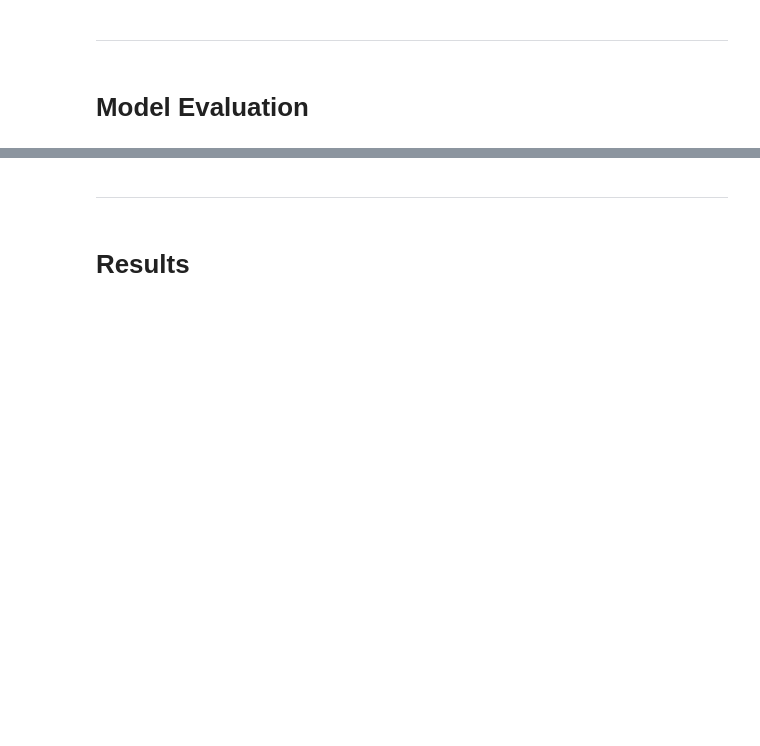
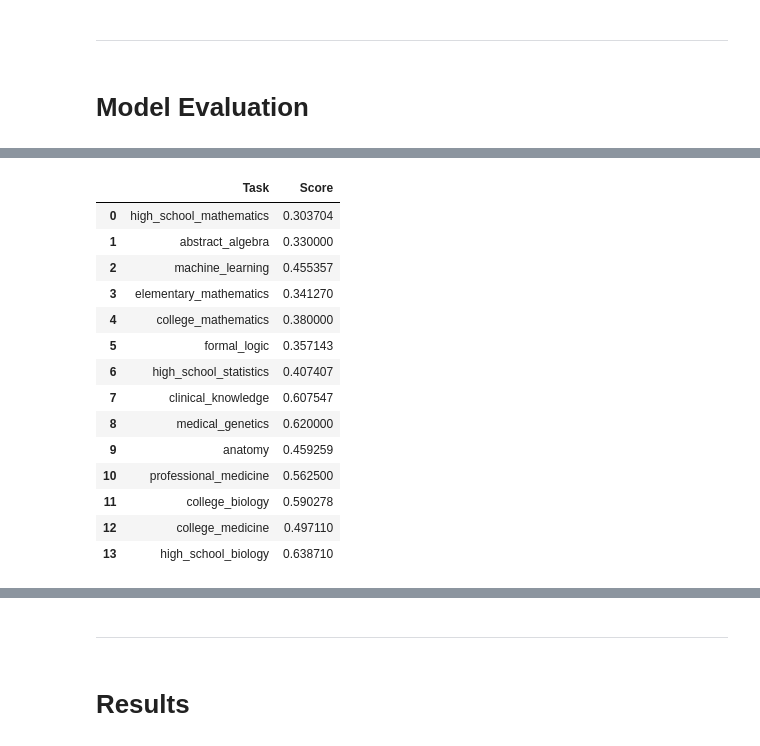
Before and after one commit to luca2618/DL-project-2024, a Jupyter notebook: DeepEval.ipynb, the cells around one changed output, grey strips where cells are left out. Saved outputs shown, nothing was run; the diff lists cells and outputs as text; code cells hidden in the pictures; blank space fills up the shorter version.

```diff
--- a/DeepEval.ipynb
+++ b/DeepEval.ipynb
@@ -417,7 +268,7 @@ tqa_tasks = [TruthfulQATask.SCIENCE]
 tqa_mode = TruthfulQAMode.MC1 # Use MC1 as a benchmark for pinpoint accuracy and MC2 for depth of understanding.
 
 # Define benchmark with specific tasks and shots
-instruct_benchmark = MMLU(
+all_benchmark = MMLU(
     tasks=mm_tasks_all,
     n_shots=n_shots
 )
@@ -519,0 +290,5 @@ Overall score for BioMistral 7B: 0.4801925212884117
+# %%
+benchmark = all_benchmark # Choose benchmark from the list above
+
+benchmark.evaluate(model=model_wrapped)
+results = benchmark.predictions
@@ -519,0 +311,45 @@ Overall score for BioMistral 7B: 0.4801925212884117
+# %%
+# print all results
+print(f'Scores for {model_wrapped.get_model_name()}:')
+
+math_rows = 0
+for task in mm_tasks_math:
+    math_rows += len(math_benchmark.load_benchmark_dataset(task))
+results_math = results.iloc[:math_rows]
+results_bio = results.iloc[math_rows:]
+
+math_mean_score = results_math['Correct'].mean()
+bio_mean_score = results_bio['Correct'].mean()
+
+print("-"*50)
+print("Counting all answers: ")
+print("     Accuracy math score:     " + str(math_mean_score))
+print("     Accuracy bio score:      " + str(bio_mean_score))
+print("     Accuracy overall score:  " + str(benchmark.overall_score))
+
+## Counting only correctly formatted answers
+
+results_correct_format = results[results['Prediction'].isin(["A", "B", "C", "D"])]
+acc_all_correct_format = results_correct_format['Correct'].mean()
+
+results_math_correct_format = results_math[results_math['Prediction'].isin(["A", "B", "C", "D"])]
+acc_math_correct_format = results_math_correct_format['Correct'].mean()
+
+results_bio_correct_format = results_bio[results_bio['Prediction'].isin(["A", "B", "C", "D"])]
+acc_bio_correct_format = results_bio_correct_format['Correct'].mean()
+print("-"*50)
+print("Counting only correctly formatted answers:")
+print("     Accuracy math score:     " + str(acc_math_correct_format))
+print("     Accuracy bio score:      " + str(acc_bio_correct_format))
+print("     Accuracy overall score:  " + str(acc_all_correct_format))
+
+print("-"*50)
+print("Benchmark dataset sizes:")
+print("     Number of correctly formatted answers in math:  " + str(len(results_math_correct_format)) + " out of " + str(len(results_math)) + f". ({100*len(results_math_correct_format)/len(results_math):.5f}%)")
+print("     Number of correctly formatted answers in bio:   " + str(len(results_bio_correct_format)) + " out of " + str(len(results_bio)) + f". ({100*len(results_bio_correct_format)/len(results_bio):.5f}%)")
+print("     Number of correctly formatted answers overall:  " + str(len(results_correct_format)) + " out of " + str(len(results)) + f". ({100*len(results_correct_format)/len(results):.5f}%)")
+
+print("-"*50)
+pd.set_option("display.max_rows", None)
+benchmark.task_scores
+# %% [output]
@@ -520,3 +373,18 @@ Overall score for BioMistral 7B: 0.4801925212884117
+|  | Task | Score |
+| 0 | high_school_mathematics | 0.303704 |
+| 1 | abstract_algebra | 0.330000 |
+| 2 | machine_learning | 0.455357 |
+| 3 | elementary_mathematics | 0.341270 |
+| 4 | college_mathematics | 0.380000 |
+| 5 | formal_logic | 0.357143 |
+| 6 | high_school_statistics | 0.407407 |
+| 7 | clinical_knowledge | 0.607547 |
+| 8 | medical_genetics | 0.620000 |
+| 9 | anatomy | 0.459259 |
+| 10 | professional_medicine | 0.562500 |
+| 11 | college_biology | 0.590278 |
+| 12 | college_medicine | 0.497110 |
+| 13 | high_school_biology | 0.638710 |
 # %%
 # pd.set_option("display.max_rows", None)
 pd.set_option("display.max_rows", 12)
```
Also changed, not shown: parts of 22 cells of this notebook.
